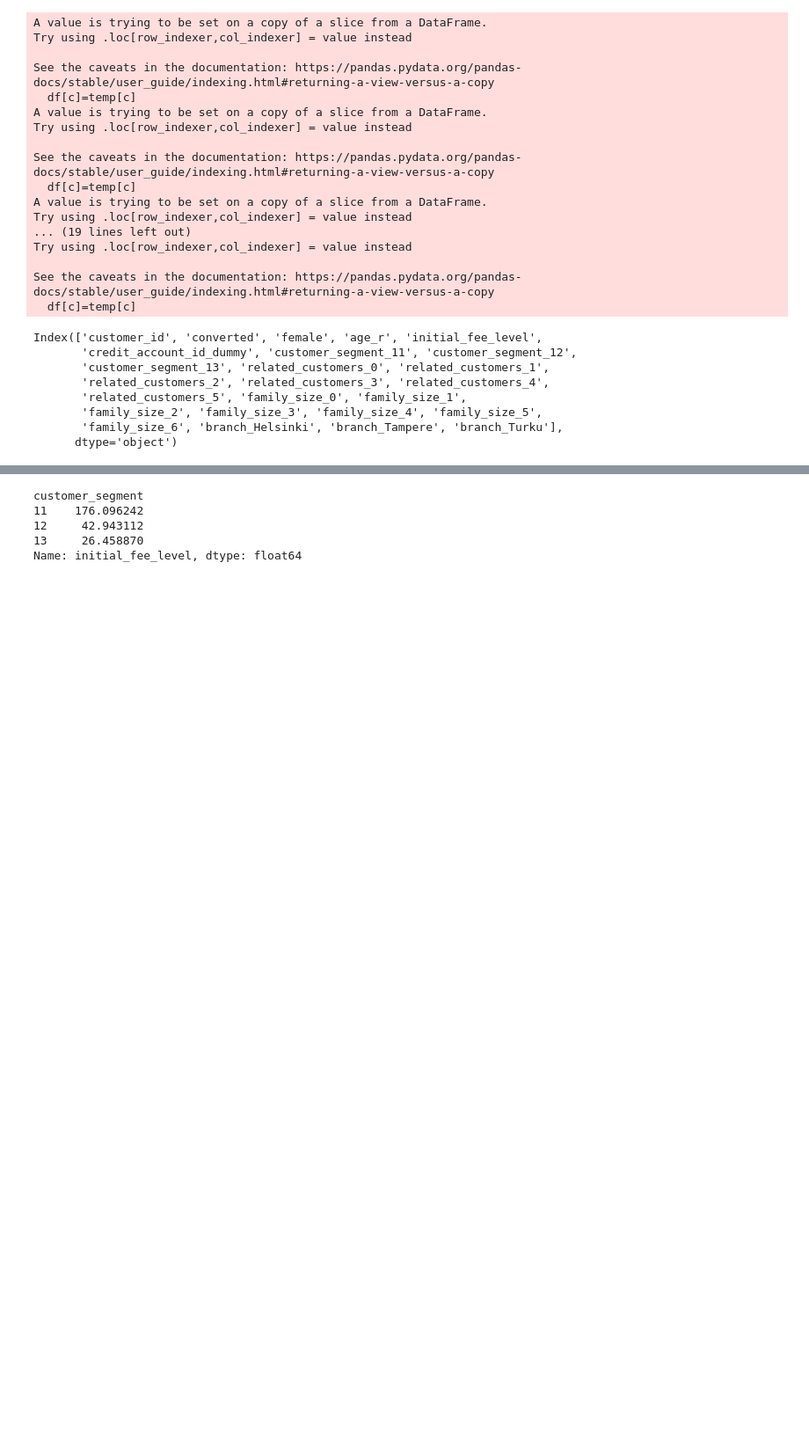
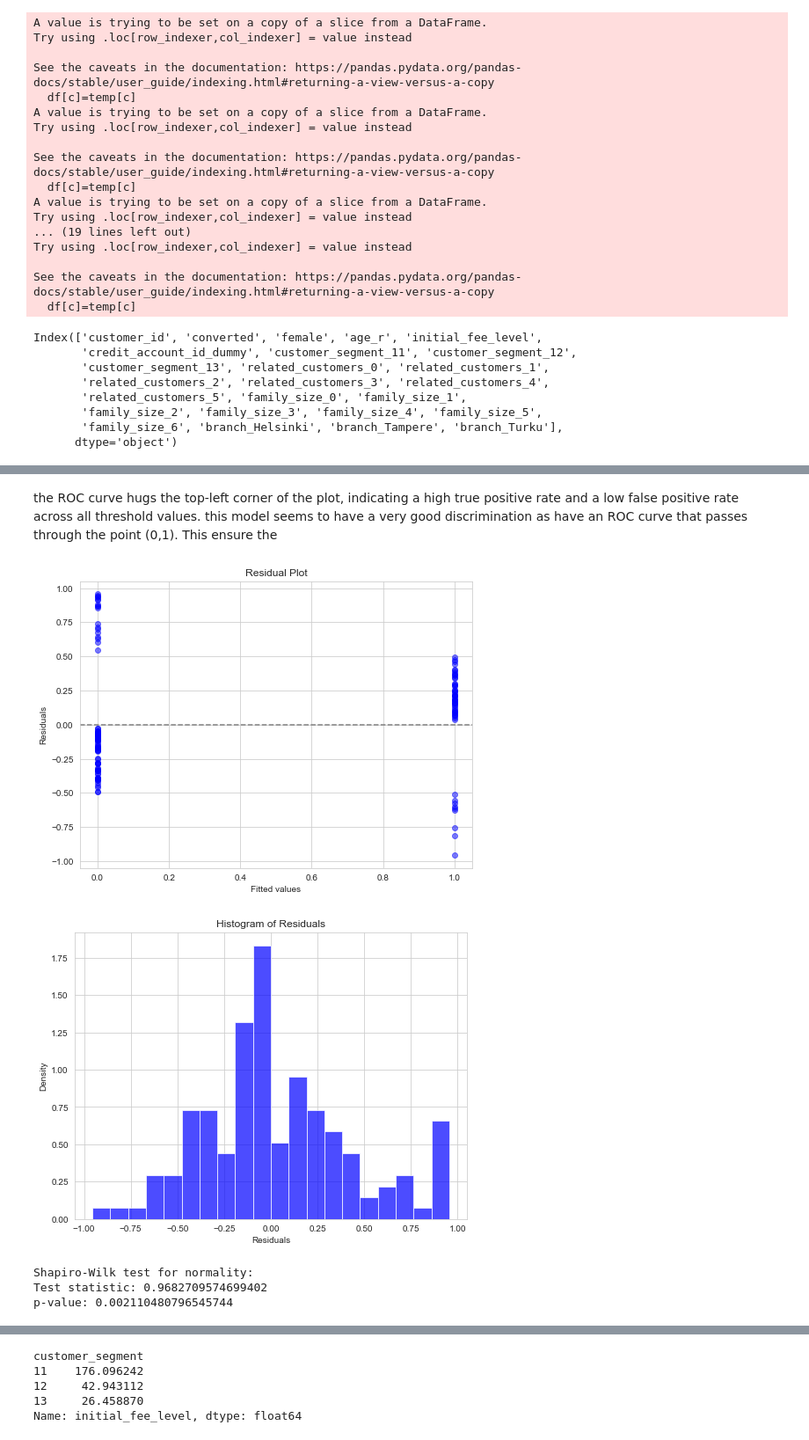
Before and after one commit to Nime90/Lenus, a Jupyter notebook: Lenus_converted.ipynb, the cells around one changed output, grey strips where cells are left out. Shown at 88% size. Saved outputs shown, nothing was run; the diff lists cells and outputs as text; code cells hidden in the pictures; blank space fills up the shorter version.

```diff
--- a/Lenus_converted.ipynb
+++ b/Lenus_converted.ipynb
@@ -423,0 +492,56 @@ Index(['customer_id', 'converted', 'female', 'age_r', 'initial_fee_level',
+# %% [markdown]
+the ROC curve hugs the top-left corner of the plot, indicating a high true positive rate and a low false positive rate across all threshold values. this model seems to have a very good discrimination as have an ROC curve that passes through the point (0,1). This ensure the
+# %%
+import numpy as np
+import pandas as pd
+import matplotlib.pyplot as plt
+from sklearn.linear_model import LogisticRegression
+from sklearn.model_selection import train_test_split
+from sklearn.preprocessing import PolynomialFeatures
+from scipy.stats import shapiro
+
+# Split data into predictor variables (X) and output variable (y)
+X = df.drop('converted', axis=1)  # Assuming 'converted' is the output variable
+y = df['converted']
+
+# Split data into training and testing sets
+X_train, X_test, y_train, y_test = train_test_split(X, y, test_size=0.2, random_state=42)
+
+# Fit logistic regression model
+logreg = LogisticRegression()
+logreg.fit(X_train, y_train)
+
+# Predict probabilities for the test set
+y_prob = logreg.predict_proba(X_test)[:, 1]
+
+# Compute residuals
+residuals = y_test - y_prob
+
+# Plot residuals
+plt.figure(figsize=(8, 6))
+plt.scatter(logreg.predict(X_test), residuals, c='b', alpha=0.5)
+plt.xlabel('Fitted values')
+plt.ylabel('Residuals')
+plt.title('Residual Plot')
+plt.axhline(y=0, color='gray', linestyle='--')
+plt.show()
+
+# Check for normality of residuals
+plt.figure(figsize=(8, 6))
+plt.hist(residuals, bins=20, density=True, color='blue', alpha=0.7)
+plt.xlabel('Residuals')
+plt.ylabel('Density')
+plt.title('Histogram of Residuals')
+plt.show()
+
+# Perform Shapiro-Wilk test for normality
+shapiro_stat, shapiro_pval = shapiro(residuals)
+print("Shapiro-Wilk test for normality:")
+print("Test statistic:", shapiro_stat)
+print("p-value:", shapiro_pval)
+# %% [output]
+[figure, added]
+[figure, added]
+Shapiro-Wilk test for normality:
+Test statistic: 0.9682709574699402
+p-value: 0.002110480796545744
```
Also changed, not shown: parts of 11 cells of this notebook, 3 other files.
